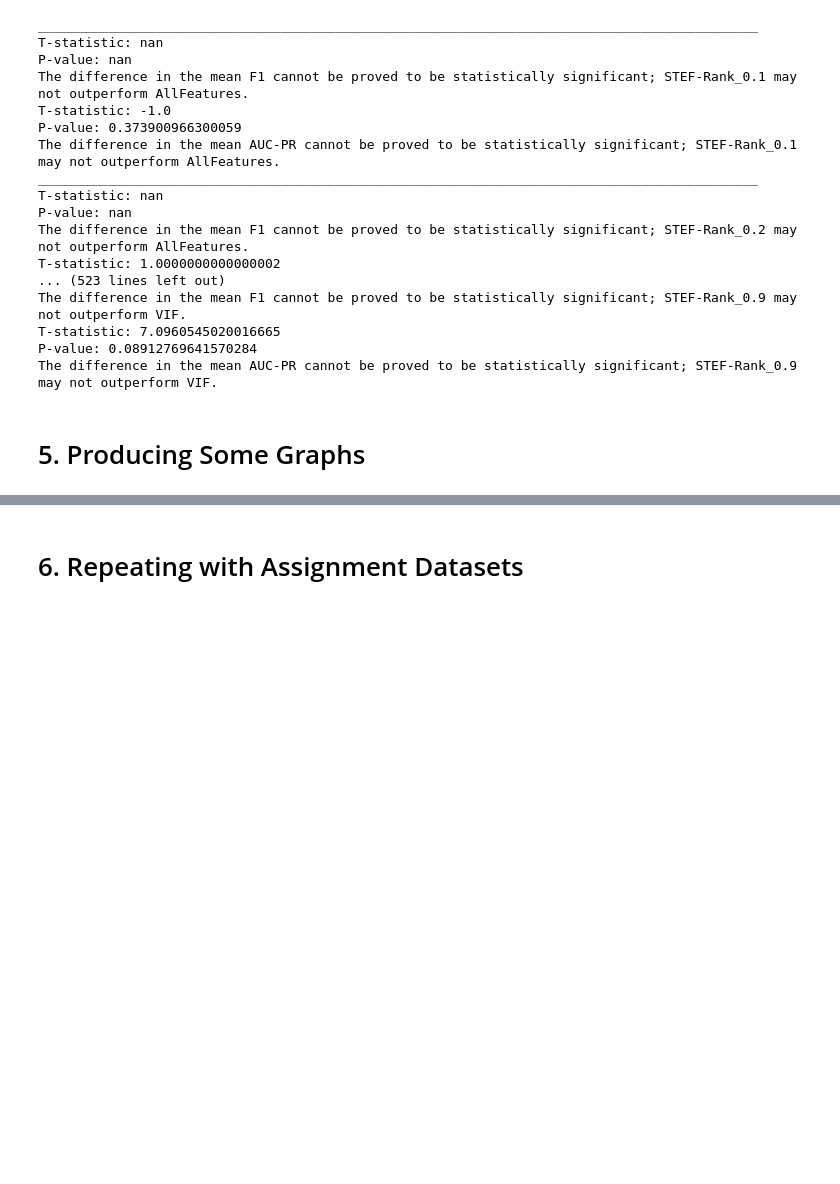
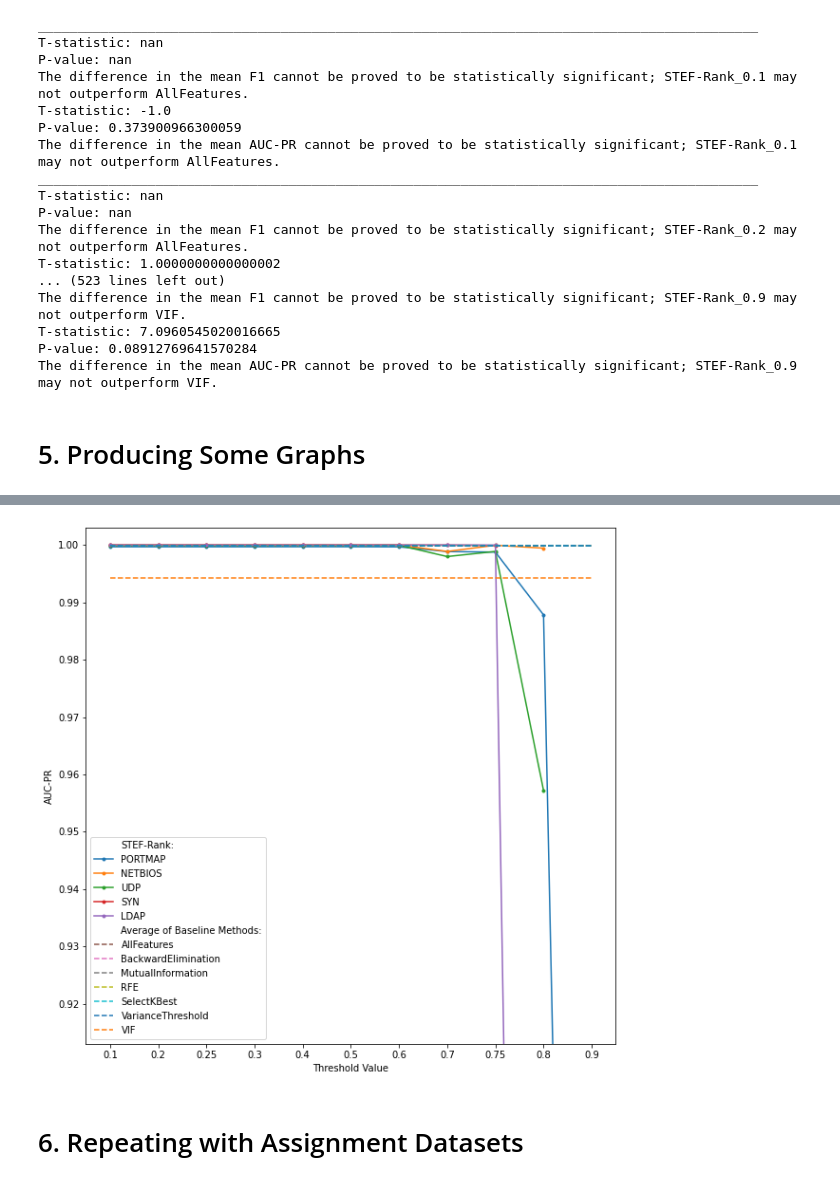
Before and after one commit to alexandrasklokin/CSI5388-Group-4-Project, a Jupyter notebook: notebooks/5. Model Training and Evaluation.ipynb, the cells around one changed output, grey strips where cells are left out. Drawn from its saved outputs; the diff is of its cells as text; code cells hidden in the pictures; blank space fills up the shorter version.

```diff
--- a/notebooks/5. Model Training and Evaluation.ipynb
+++ b/notebooks/5. Model Training and Evaluation.ipynb
@@ -465,3 +546,70 @@ performance_df
+# %%
+# GRAPH for Different STEF-Rank Thresholds
+
+baseline_methods = ['AllFeatures','BackwardElimination','MutualInformation','RFE','SelectKBest','VarianceThreshold','VIF']
+new_methods = ['STEF-Rank_0.1','STEF-Rank_0.2','STEF-Rank_0.25','STEF-Rank_0.3','STEF-Rank_0.4',
+               'STEF-Rank_0.5','STEF-Rank_0.6','STEF-Rank_0.7','STEF-Rank_0.75','STEF-Rank_0.8',
+              'STEF-Rank_0.9']
+thresholds = [method.split("_")[1] for method in new_methods]
+
+portmapF1s = performance_df[performance_df['dataset'] == 'portmap_2018']['auc_pr'].tolist()[7:]
+netbiosF1s = performance_df[performance_df['dataset'] == 'netbios_2019']['auc_pr'].tolist()[7:]
+udpF1s = performance_df[performance_df['dataset'] == 'udp_2019']['auc_pr'].tolist()[7:]
+synF1s = performance_df[performance_df['dataset'] == 'syn_2019']['auc_pr'].tolist()[7:]
+ldapF1s = performance_df[performance_df['dataset'] == 'ldap_2019']['auc_pr'].tolist()[7:]
+
+
+temp = statistics.mean(performance_df[performance_df['method'] == 'AllFeatures']['auc_pr'].tolist())
+averageAllFeatures = [temp for elem in thresholds]
+
+temp = statistics.mean(performance_df[performance_df['method'] == 'BackwardElimination']['auc_pr'].tolist())
+BackwardEliminationFeatures = [temp for elem in thresholds]
+
+temp = statistics.mean(performance_df[performance_df['method'] == 'MutualInformation']['auc_pr'].tolist())
+MutualInformationFeatures = [temp for elem in thresholds]
+
+temp = statistics.mean(performance_df[performance_df['method'] == 'RFE']['auc_pr'].tolist())
+RFEFeatures = [temp for elem in thresholds]
+
+temp = statistics.mean(performance_df[performance_df['method'] == 'SelectKBest']['auc_pr'].tolist())
+SelectKBestFeatures = [temp for elem in thresholds]
+
+temp = statistics.mean(performance_df[performance_df['method'] == 'VarianceThreshold']['auc_pr'].tolist())
+VarianceThresholdFeatures = [temp for elem in thresholds]
+
+temp = statistics.mean(performance_df[performance_df['method'] == 'VIF']['auc_pr'].tolist())
+VIFFeatures = [temp for elem in thresholds]
+
+plt.figure(figsize=(10,10))
+
+plt.plot([], [], marker=' ', color='white', label="STEF-Rank:")
+plt.plot(thresholds, portmapF1s, marker='.', label='PORTMAP')
+plt.plot(thresholds, netbiosF1s, marker='.', label='NETBIOS')
+plt.plot(thresholds, udpF1s, marker='.', label='UDP')
+plt.plot(thresholds, synF1s, marker='.', label='SYN')
+plt.plot(thresholds, ldapF1s, marker='.', label='LDAP')
+plt.plot([], [], marker=' ', color='white', label="Average of Baseline Methods:")
+plt.plot(thresholds, averageAllFeatures, label='AllFeatures', linestyle="--")
+plt.plot(thresholds, BackwardEliminationFeatures, label='BackwardElimination', linestyle="--")
+plt.plot(thresholds, MutualInformationFeatures, label='MutualInformation', linestyle="--")
+plt.plot(thresholds, RFEFeatures, label='RFE', linestyle="--")
+plt.plot(thresholds, SelectKBestFeatures, label='SelectKBest', linestyle="--")
+plt.plot(thresholds, VarianceThresholdFeatures, label='VarianceThreshold', linestyle="--")
+plt.plot(thresholds, VIFFeatures, label='VIF', linestyle="--")
+
+
+#max and min
+plt.ylim(0.913,1.003)
+# axis labels
+plt.xlabel('Threshold Value')
+plt.ylabel('AUC-PR')
+
+# show the legend
+plt.legend()
+# show the plot
+plt.savefig("../performance/thresholdvsAUCPR.png")
+# %% [output]
+[figure, added]
 # %% [markdown]
 # 6. Repeating with Assignment Datasets
 # %%
```
Also changed, not shown: parts of 2 cells of this notebook, 9 other files.
